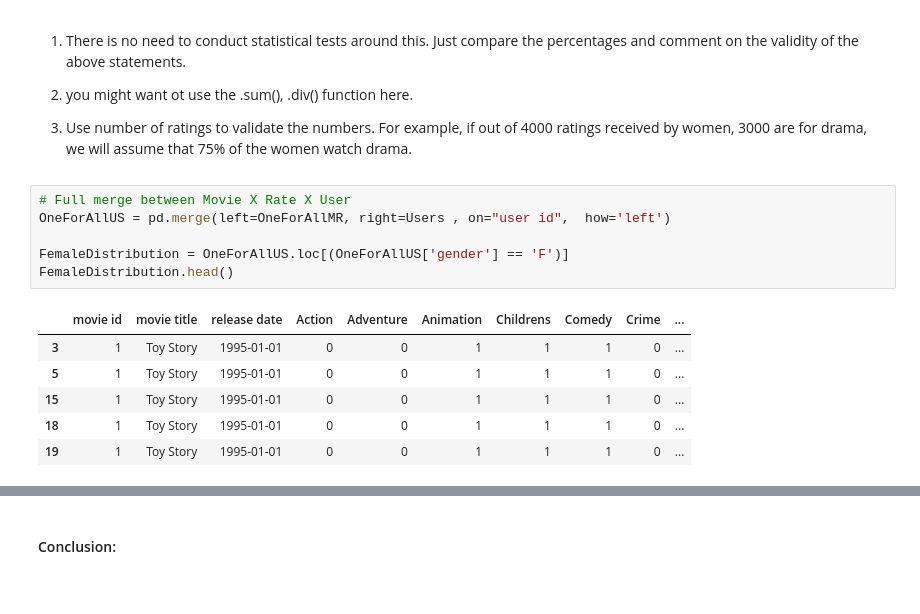
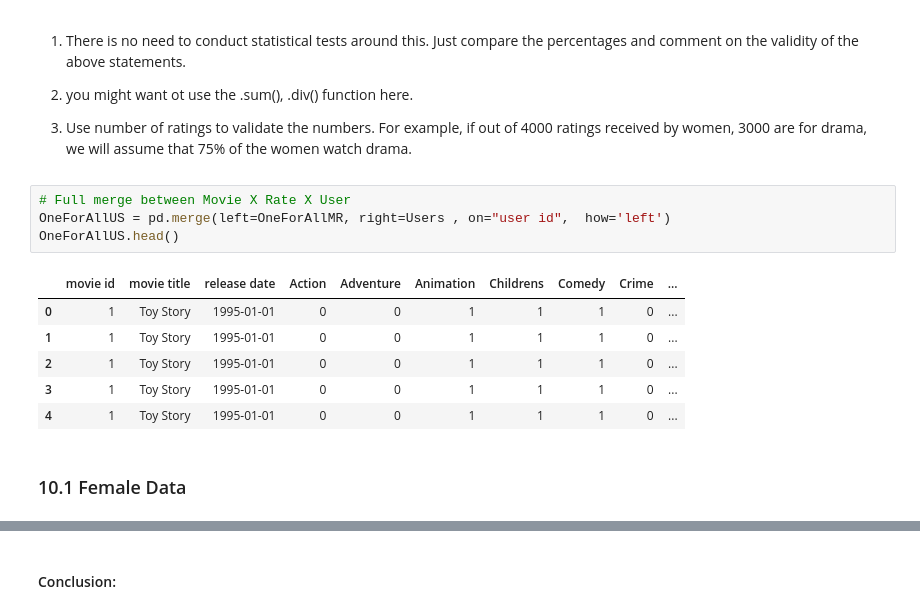
Before and after one commit to eduardorauchbach/PG---Machine-Learning, a Jupyter notebook: Project 1 - Data Visualization/MovieLens Project Questions (New).ipynb, the cells around one changed output, grey strips where cells are left out. Saved outputs shown, nothing was run; the diff lists cells and outputs as text.

```diff
--- a/Project 1 - Data Visualization/MovieLens Project Questions (New).ipynb
+++ b/Project 1 - Data Visualization/MovieLens Project Questions (New).ipynb
@@ -372,13 +372,13 @@ plt.show()
 # %%
 # Full merge between Movie X Rate X User
 OneForAllUS = pd.merge(left=OneForAllMR, right=Users , on="user id",  how='left')
-
-FemaleDistribution = OneForAllUS.loc[(OneForAllUS['gender'] == 'F')]
-FemaleDistribution.head()
+OneForAllUS.head()
 # %% [output]
 |  | movie id | movie title | release date | Action | Adventure | Animation | Childrens | Comedy | Crime | ... |
+| 0 | 1 | Toy Story | 1995-01-01 | 0 | 0 | 1 | 1 | 1 | 0 | ... |
+| 1 | 1 | Toy Story | 1995-01-01 | 0 | 0 | 1 | 1 | 1 | 0 | ... |
+| 2 | 1 | Toy Story | 1995-01-01 | 0 | 0 | 1 | 1 | 1 | 0 | ... |
 | 3 | 1 | Toy Story | 1995-01-01 | 0 | 0 | 1 | 1 | 1 | 0 | ... |
-| 5 | 1 | Toy Story | 1995-01-01 | 0 | 0 | 1 | 1 | 1 | 0 | ... |
-| 15 | 1 | Toy Story | 1995-01-01 | 0 | 0 | 1 | 1 | 1 | 0 | ... |
-| 18 | 1 | Toy Story | 1995-01-01 | 0 | 0 | 1 | 1 | 1 | 0 | ... |
-| 19 | 1 | Toy Story | 1995-01-01 | 0 | 0 | 1 | 1 | 1 | 0 | ... |
+| 4 | 1 | Toy Story | 1995-01-01 | 0 | 0 | 1 | 1 | 1 | 0 | ... |
+# %% [markdown]
+### 10.1 Female Data
```
Also changed, not shown: parts of 11 cells of this notebook, 4 other files.
